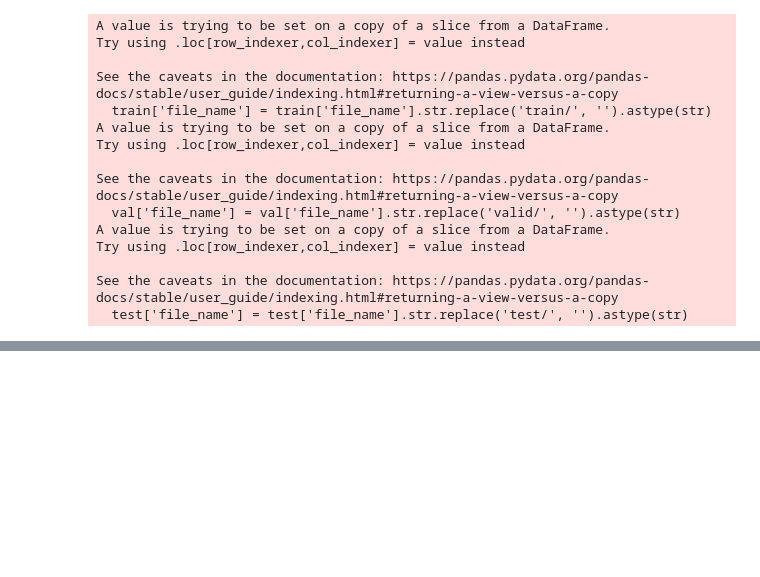
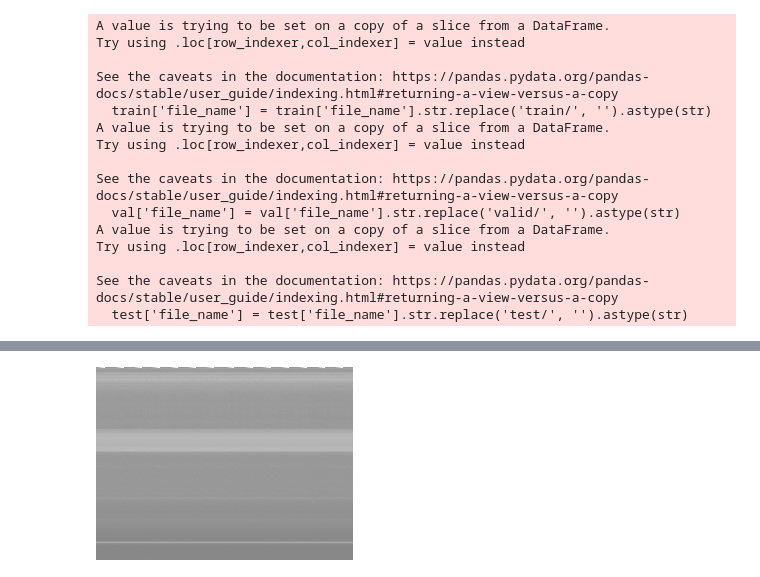
Before and after one commit to i4Ds/Radio-sunburst-labelcreation, a Jupyter notebook: hu_dataset.ipynb, the cells around one changed output, grey strips where cells are left out. Drawn from its saved outputs; the diff is of its cells as text; code cells hidden in the pictures; blank space fills up the shorter version.

```diff
--- a/hu_dataset.ipynb
+++ b/hu_dataset.ipynb
@@ -82,6 +100,10 @@ from datasets import load_dataset
 test = load_dataset('imagefolder', data_dir='/mnt/nas05/data01/vincenzo/ecallisto/data/test')
 valid = load_dataset('imagefolder', data_dir='/mnt/nas05/data01/vincenzo/ecallisto/data/valid')
 train = load_dataset('imagefolder', data_dir='/mnt/nas05/data01/vincenzo/ecallisto/data/train')
+# %%
+valid['train']['image'][0]
+# %% [output]
+[figure, added]
 # %%
 from datasets import DatasetDict
 dd = DatasetDict({"train": train['train'],"validation": valid['train'], "test":test['train']})
```
Also changed, not shown: parts of 5 cells of this notebook, 3 other files.
